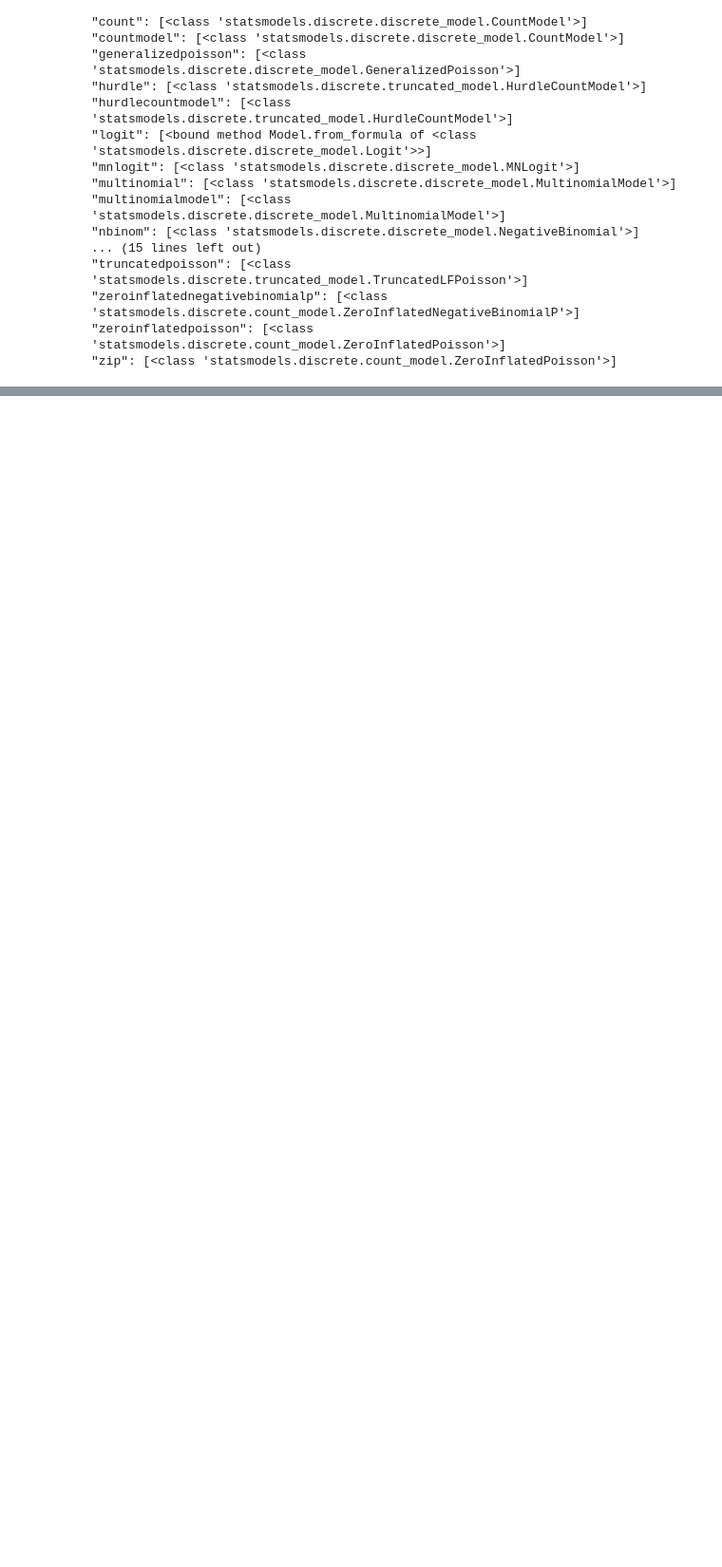
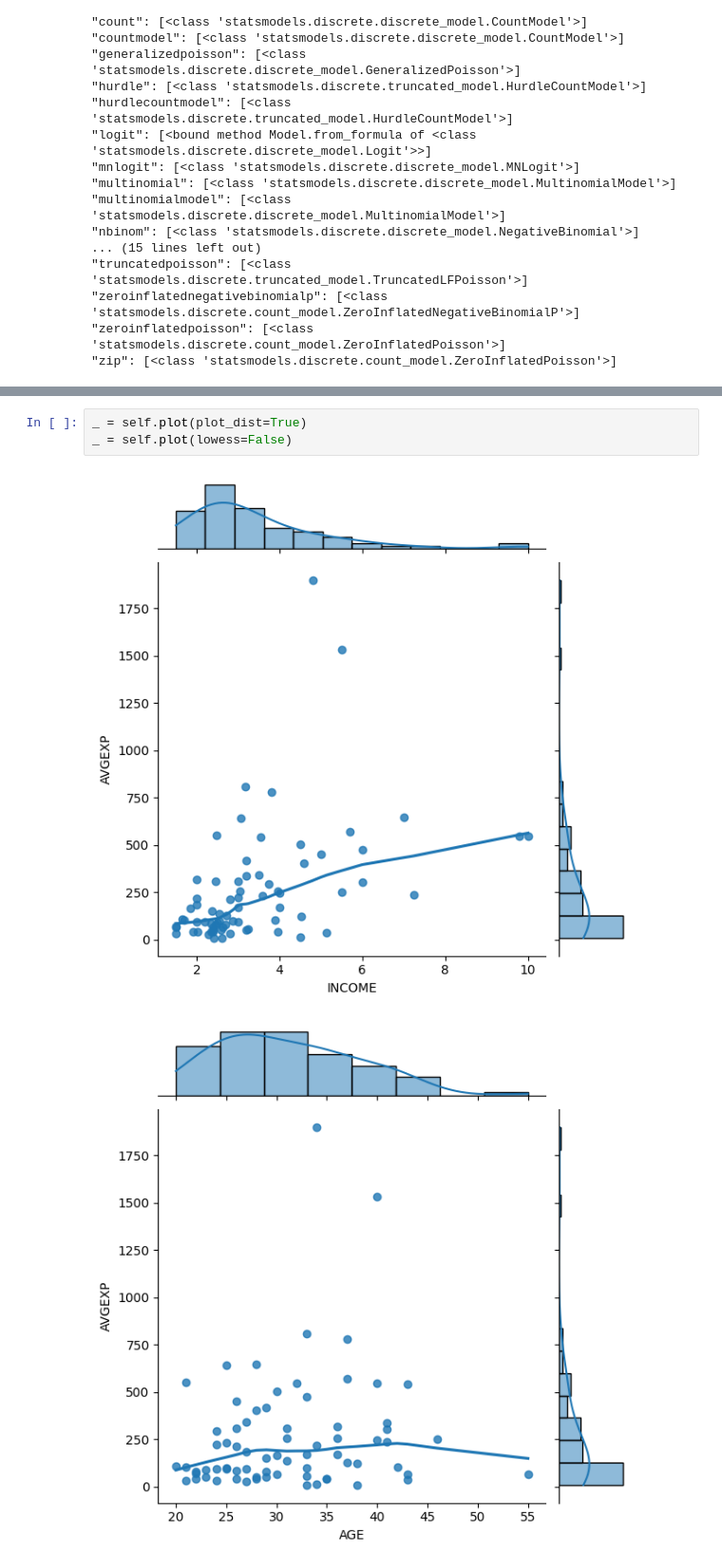
Before and after one commit to easlinger/glmax, a Jupyter notebook: examples/regression_moderation.ipynb, the cells around one changed output, grey strips where cells are left out. Shown at 95% size. Drawn from its saved outputs; the diff is of its cells as text; blank space fills up the shorter version.

Commit message:
Add plotting best fit and interactions and distributions

```diff
--- a/examples/regression_moderation.ipynb
+++ b/examples/regression_moderation.ipynb
@@ -134,0 +126,6 @@ Available models:
+# %%
+_ = self.plot(plot_dist=True)
+_ = self.plot(lowess=False)
+# %% [output]
+[figure, added]
+[figure, added]
```
Also changed, not shown: parts of 30 cells of this notebook, 3 other files.
